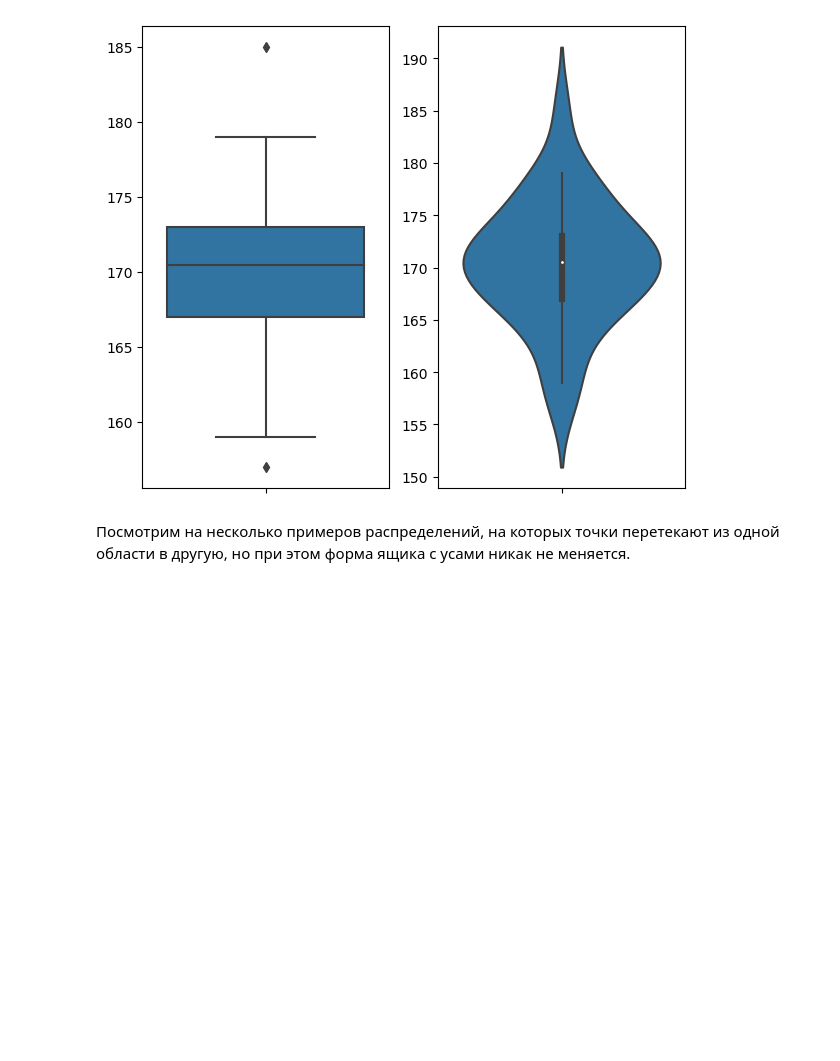
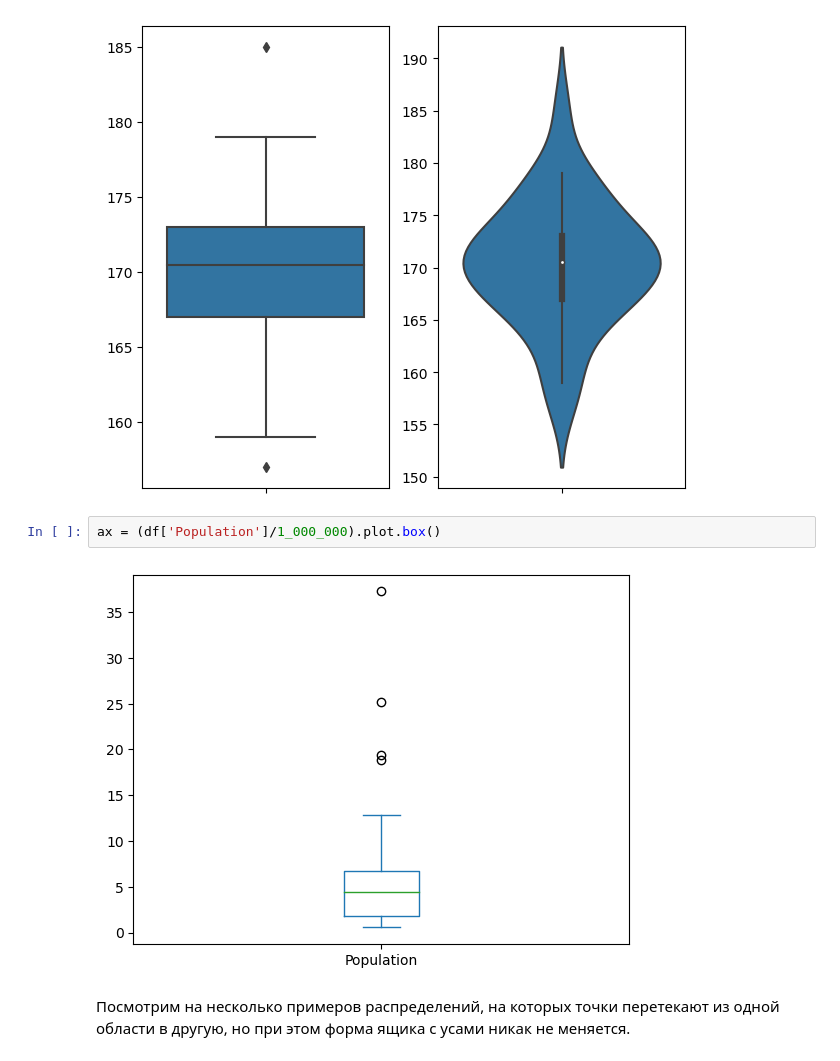
Before and after one commit to TanXmas/ProbabilityTheory_and_Statistics, a Jupyter notebook: St_02_Point estimates.ipynb, the cells around one changed output. Saved outputs shown, nothing was run; the diff lists cells and outputs as text; blank space fills up the shorter version.

```diff
--- a/St_02_Point estimates.ipynb
+++ b/St_02_Point estimates.ipynb
@@ -404,6 +532,10 @@ plt.subplot(1, 2, 2)
 sns.violinplot(y=X);
 # %% [output]
 [figure]
+# %%
+ax = (df['Population']/1_000_000).plot.box()
+# %% [output]
+[figure, added]
 # %% [markdown]
 Посмотрим на несколько примеров распределений, на которых точки перетекают из одной области в другую, но при этом форма ящика с усами никак не меняется.
 # %% [markdown]
```
Also changed, not shown: parts of 27 cells of this notebook.
